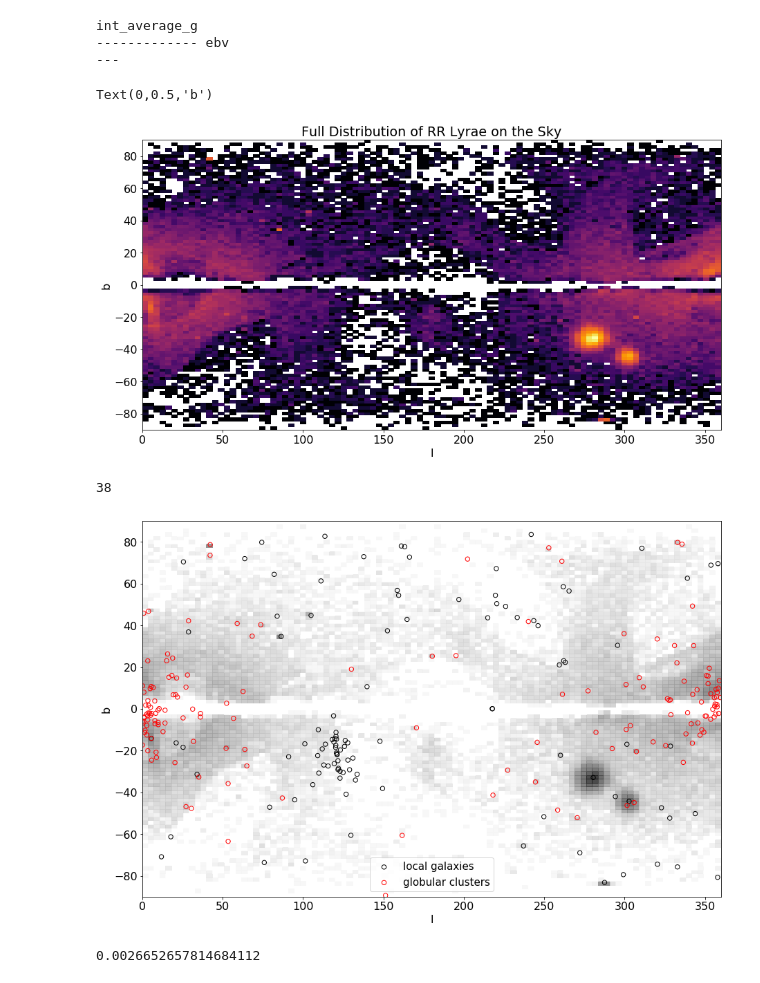
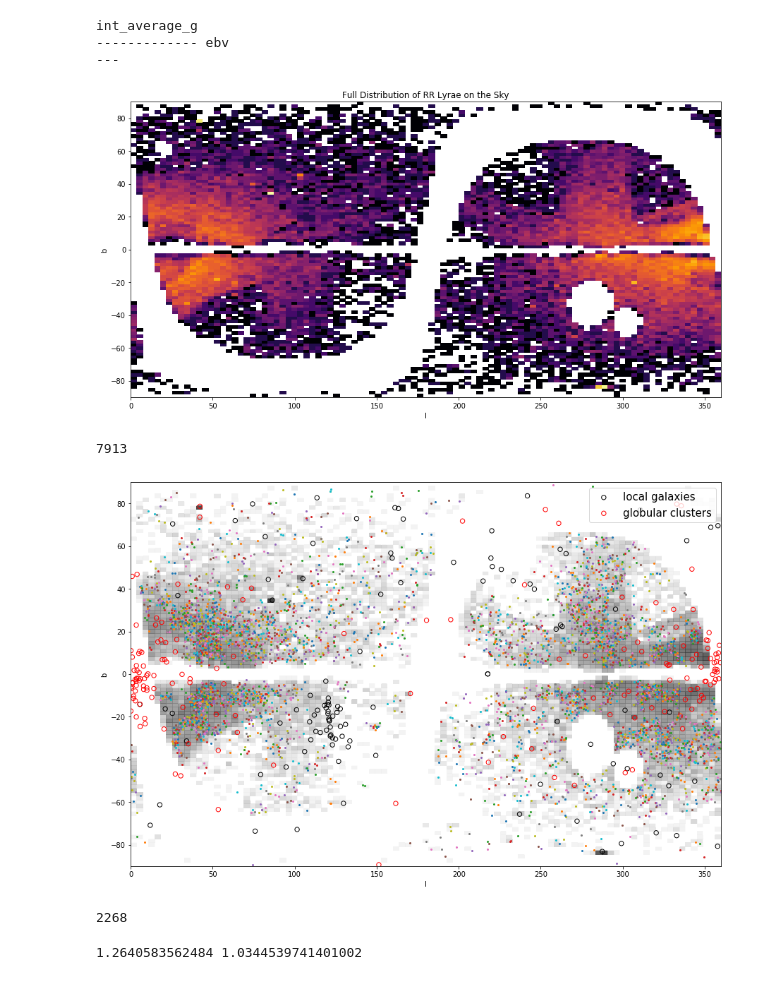
Before and after one commit to andersdot/gaiaDR2, a Jupyter notebook: rrTrees_matt.ipynb, the cells around one changed output. Saved outputs shown, nothing was run; the diff lists cells and outputs as text; code cells hidden in the pictures.

```diff
--- a/rrTrees_matt.ipynb
+++ b/rrTrees_matt.ipynb
@@ -54,5 +63,5 @@ def getDust(G, bp, rp, ebv, maxnit=10):
 # %%
-with open('gaiaRRlyrae.pkl', 'rb') as f:
+with open(savedir+'gaiaRRlyrae.pkl', 'rb') as f:
     d = Table(pickle.load(f))
 # %%
 d.keys()
@@ -104,3 +93,7 @@ c = coord.SkyCoord(ra=d['ra']*u.deg,
                   distance=distances*u.kpc)
 
 cGal = c.transform_to(coord.Galactocentric)
+# %%
+cSag = c.transform_to(gc.Sagittarius)
+# %%
+cGalactic = c.transform_to(coord.Galactic)
@@ -107,5 +106,12 @@ cGal = c.transform_to(coord.Galactocentric)
 # %%
-good = ~np.isnan(d['pmra']) & ~np.isnan(d['pmdec']) & (d['ebv'] < 5) & (bprp < 1) & (Ag < 5) & (d['best_classification'] == 'RRab') & (np.abs(cGal.z) > 1*u.kpc)
+good = ~np.isnan(d['pmra']) & \
+       ~np.isnan(d['pmdec']) & \
+       (d['ebv'] < 5) & (bprp < 1) & (Ag < 5) & \
+       (d['best_classification'] == 'RRab') & \
+       (np.abs(cGal.z) > 1*u.kpc) & \
+       (np.abs(cSag.Beta) > 10.*u.deg) & \
+       (np.sqrt((cGalactic.l - 280.4652*u.deg)**2. + (cGalactic.b - -32.8884*u.deg)**2) > 15*u.deg) & \
+       (np.sqrt((cGalactic.l - 302.8084*u.deg)**2  + (cGalactic.b - -44.3277*u.deg)**2) > 10*u.deg)
 # %%
 data = d[good]
 # %%
@@ -193,17 +190,17 @@ treedata = pd.DataFrame(data={'u':cGal.u/(1.*u.kpc),
 #treedataHigh = treedata.iloc[np.where(np.abs(cGalactic.b) >= 30.*u.deg)[0]]
 #cGalacticHigh = cGalactic[np.abs(cGalactic.b) >= 30.*u.deg]
 # %%
-figs, ax = plt.subplots(figsize=(15, 10), subplot_kw={'aspect': 'equal'})
+fig, ax = plt.subplots(figsize=(15, 10), subplot_kw={'aspect': 'equal'})
 nbins = 100
 xbins = np.linspace(0, 360, nbins)
 ybins = np.linspace(-90, 90, nbins)
 
 H, xe, ye = np.histogram2d(cGalactic.l, cGalactic.b, bins=(xbins, ybins))
 im = ax.pcolormesh(xe, ye, H.T,
       cmap='inferno', norm=mpl.colors.LogNorm())#, vmax=20) #, vmin=-100, vmax=100)
 ax.set_title('Full Distribution of RR Lyrae on the Sky')
 ax.set_xlabel('l')
 ax.set_ylabel('b')
+fig.savefig('rrlyraeDist.png', rasterized=True)
 # %% [output]
-Text(0,0.5,'b')
-[figure, old version]
+[figure, new version]
@@ -216,12 +211,12 @@ radius = 0.5
 # %%
 (ind, dist) = tree.query_radius(treedata, radius, count_only = False, return_distance = True)
 # %%
-maxMembers= 10
-minMembers=3
+maxMembers= 2
+minMembers = 2
 clumps = []
 for i in ind:
-    if (len(i)>minMembers) & (len(i)<maxMembers):
+    if (len(i)>=minMembers) & (len(i)<=maxMembers):
         clumps.append(i)
 print(len(clumps))
 # %% [output]
-38
+7913
@@ -228,10 +226,12 @@ print(len(clumps))
 # %%
+#clumpTable = Table()
+clumpTable = pd.DataFrame(columns = ('indices', 'ra', 'dec', 'pmra', 'pmdec', 'distance', 'width', 'angularSizeR', 'l', 'b'))
 #figAll, axAll = plt.subplots()
 figSky, axSky = plt.subplots(figsize=(15, 10))
 colors=iter(plt.cm.rainbow(np.linspace(0,1,len(clumps))))
 axSky.pcolormesh(xe, ye, H.T, cmap='Greys', norm=mpl.colors.LogNorm(), alpha=0.75)
-
-distToKnown = 10 #deg
+ti = 0
+distToKnown = 5.0 #deg
 widthOfClump = 1 # kpc
 maxSameAsBefore = 1
 for j in range(len(clumps)):
@@ -245,15 +245,25 @@ for j in range(len(clumps)):
         for ii, (ll, bb) in enumerate(zip(co.l, co.b)):
             dist_known[ii] = np.min(np.sqrt((ll - locGalcGal.l)**2 + (bb - locGalcGal.b)**2).value)
             dist_known[ii + len(co)] = np.min(np.sqrt((ll - gccGal.l)**2 + (bb - gccGal.b)**2).value)
-        if np.min(dist_known) > distToKnown:
+        #print(np.min(dist_known))
+        lmcdist = np.sqrt((ll.value - 280.4652)**2. + (bb.value - -32.8884)**2)
+        smcdist = np.sqrt((ll.value - 302.8084)**2  + (bb.value - -44.3277)**2)
+        if (np.min(dist_known) > distToKnown) & (lmcdist > 10) & (smcdist > 10):
             #check that you haven't already plotted it
             samesies = 0
             for k in range(j):
                 same = np.in1d(clumps[j], clumps[k])
+                #print(same, np.sum(same), j, k)
                 samesies += np.sum(same)
-                if (samesies < maxSameAsBefore+1):
-                    #color = next(colors)
-                    axSky.scatter(cGalactic.l[clumps[j]], cGalactic.b[clumps[j]], s=len(clumps[j])*2)#, c=color)
+            if (samesies < maxSameAsBefore+1):
+                #color = next(colors)
+                dnow= data[clumps[j]]
+                clumpTable.loc[ti] = [clumps[j], dnow['ra'], dnow['dec'], dnow['pmra'], dnow['pmdec'],
+                                      distances[clumps[j]], width, np.max(width*u.kpc/cGalactic[clumps[j]].distance*180./np.pi),
+                                     np.median(cGalactic.l[clumps[j]]), np.median(cGalactic.b[clumps[j]])]
+                ti += 1
+                #print(samesies, clumps[j], dnow['ra'][0], dnow['dec'][0], width, np.max(width*u.kpc/cGalactic[clumps[j]].distance*180./np.pi))
+                axSky.scatter(cGalactic.l[clumps[j]], cGalactic.b[clumps[j]], s=len(clumps[j])*2)#, c=color)
 axSky.scatter(locGalcGal.l, locGalcGal.b, s=40, facecolor='none', edgecolor='black', label='local galaxies')
 axSky.scatter(gccGal.l, gccGal.b, s=40, facecolor='none', edgecolor='red', label='globular clusters')
 axSky.set_xlabel('l')
@@ -261,12 +271,11 @@ axSky.set_ylabel('b')
 axSky.set_xlim(0, 360)
 axSky.set_ylim(-90, 90)
 axSky.legend(fontsize=15)
-plt.show()
-# plt.close(fig)
+figSky.savefig('allsky_pairs.png')
+#plt.close(fig)
 # %% [output]
-[figure, old version]
+[figure, new version]
-# %%
-small = cGal[clumps[j]]
-print(np.max((small.u.value - np.mean(small.u.value))**2 + (small.v.value - np.mean(small.v.value))**2 + (small.w.value - np.mean(small.w.value))**2))
-# %% [output]
-0.0026652657814684112
+# %%
+len(clumpTable)
+# %% [output]
+2268
@@ -272,0 +284,4 @@ print(np.max((small.u.value - np.mean(small.u.value))**2 + (small.v.value - np.m
+# %%
+print(np.sqrt(np.var(clumpTable.iloc[0]['pmra']))*4, np.sqrt(np.var(clumpTable.iloc[0]['pmdec']))*4)
+# %% [output]
+1.2640583562484 1.0344539741401002
```
Also changed, not shown: parts of 40 cells of this notebook.
